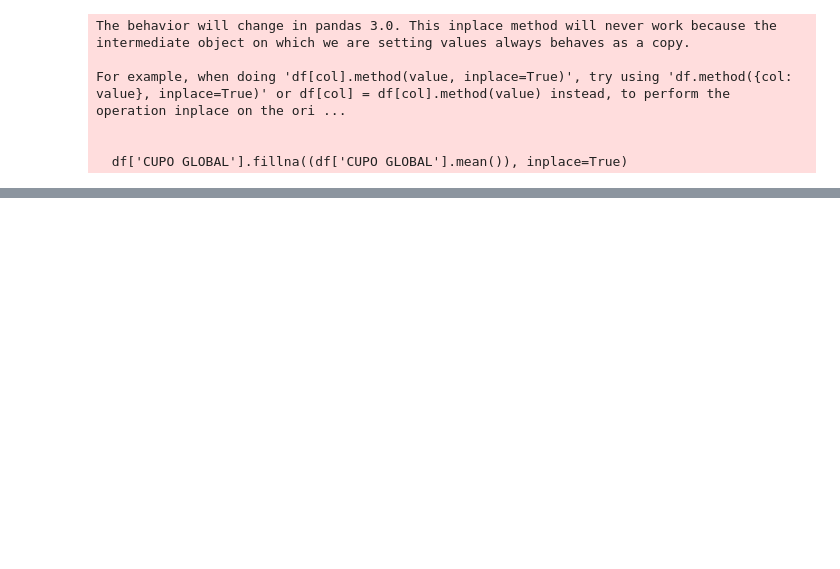
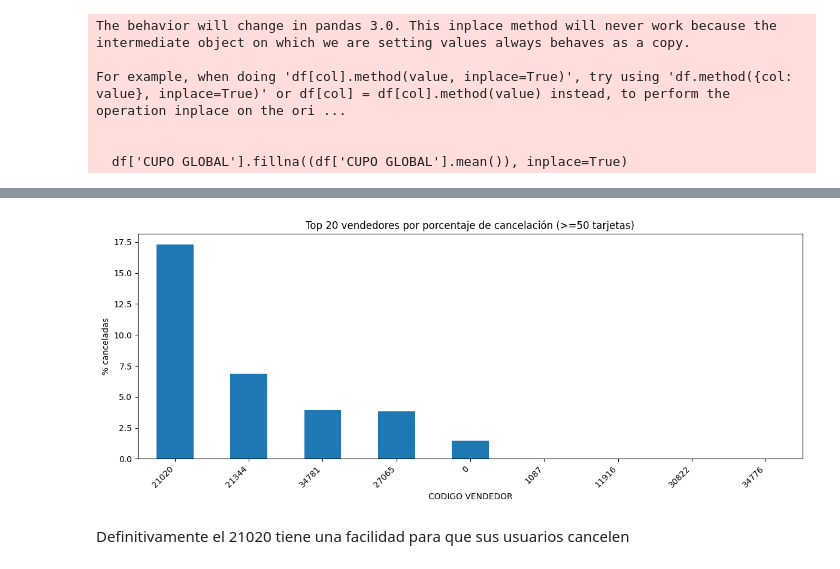
Before and after one commit to estebancardonad/Trabajos_Python_xd, a Jupyter notebook: Sesión_5.ipynb, the cells around one changed output, grey strips where cells are left out. Saved outputs shown, nothing was run; the diff lists cells and outputs as text; code cells hidden in the pictures; blank space fills up the shorter version.

```diff
--- a/Sesión_5.ipynb
+++ b/Sesión_5.ipynb
@@ -1609,0 +284,17 @@ SyntaxError: invalid syntax. Maybe you meant '==' or ':=' instead of '='? (ipyth
+# %%
+vende = (df.groupby('CODIGO VENDEDOR')['CODIGO ESTADO TARJETA'].agg(total='size', canceladas='sum'))
+vende['pct_cancel'] = 100 * vende['canceladas'] / vende['total']
+filtrado = vende[vende['total'] >= 50]
+top20 = filtrado.sort_values('pct_cancel', ascending=False).head(20)
+
+plt.pyplot.figure(figsize=(12, 5))
+top20['pct_cancel'].plot(kind='bar')
+plt.pyplot.ylabel('% canceladas')
+plt.pyplot.title('Top 20 vendedores por porcentaje de cancelación (>=50 tarjetas)')
+plt.pyplot.xticks(rotation=45, ha='right')
+plt.pyplot.tight_layout()
+plt.pyplot.show()
+# %% [output]
+[figure, added]
+# %% [markdown]
+Definitivamente el 21020 tiene una facilidad para que sus usuarios cancelen
```
Also changed, not shown: parts of 211 cells of this notebook.
